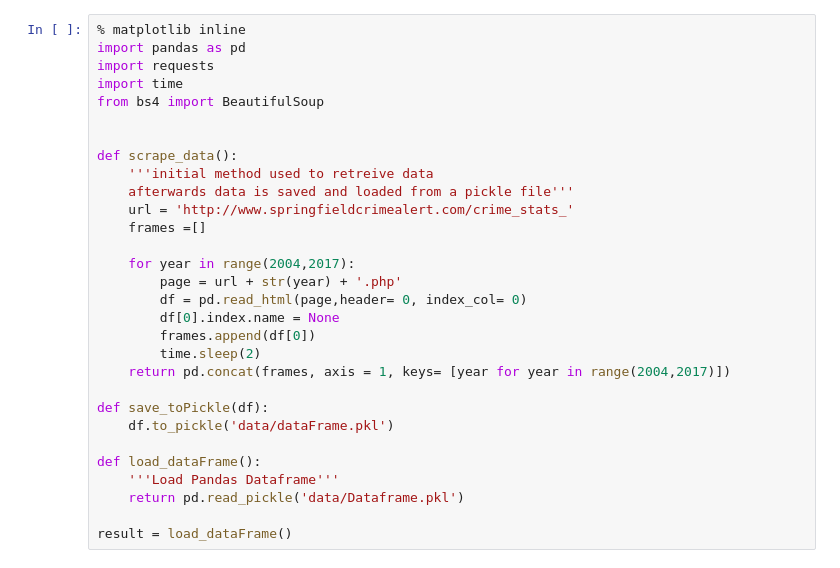
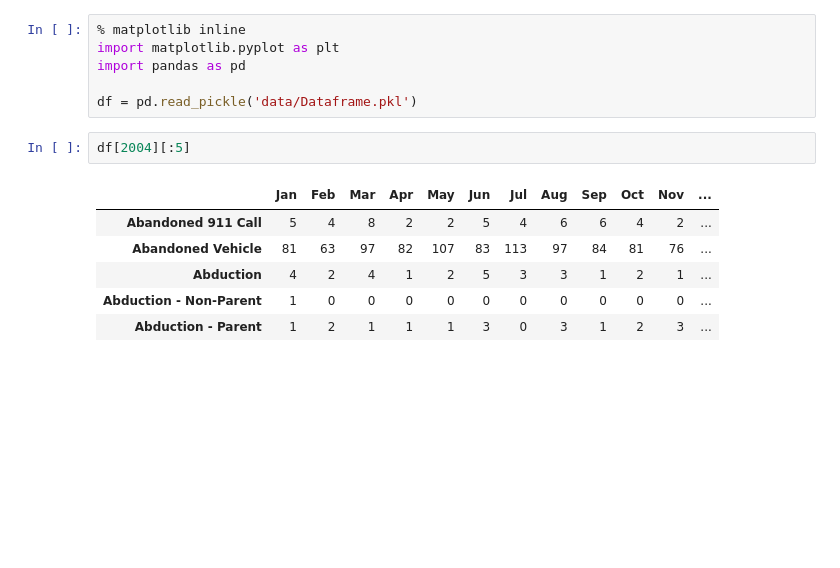
Before and after one commit to tscales/Springfield-Crime, a Jupyter notebook: Untitled.ipynb, the cells around one changed output. Drawn from its saved outputs; the diff is of its cells as text; blank space fills up the shorter version.

```diff
--- a/Untitled.ipynb
+++ b/Untitled.ipynb
@@ -1,31 +1,16 @@
-# %%
-% matplotlib inline
-import pandas as pd
-import requests
-import time
-from bs4 import BeautifulSoup
-
-
-def scrape_data():
-    '''initial method used to retreive data
-    afterwards data is saved and loaded from a pickle file'''
-    url = 'http://www.springfieldcrimealert.com/crime_stats_'
-    frames =[]
-
-    for year in range(2004,2017):
-        page = url + str(year) + '.php'
-        df = pd.read_html(page,header= 0, index_col= 0)
-        df[0].index.name = None
-        frames.append(df[0])
-        time.sleep(2)
-    return pd.concat(frames, axis = 1, keys= [year for year in range(2004,2017)])
-
-def save_toPickle(df):
-    df.to_pickle('data/dataFrame.pkl')
-
-def load_dataFrame():
-    '''Load Pandas Dataframe'''
-    return pd.read_pickle('data/Dataframe.pkl')
-
-result = load_dataFrame()
+# %%
+% matplotlib inline
+import matplotlib.pyplot as plt
+import pandas as pd
+
+df = pd.read_pickle('data/Dataframe.pkl')
+# %%
+df[2004][:5]
+# %% [output]
+|  | Jan | Feb | Mar | Apr | May | Jun | Jul | Aug | Sep | Oct | Nov | ... |
+| Abandoned 911 Call | 5 | 4 | 8 | 2 | 2 | 5 | 4 | 6 | 6 | 4 | 2 | ... |
+| Abandoned Vehicle | 81 | 63 | 97 | 82 | 107 | 83 | 113 | 97 | 84 | 81 | 76 | ... |
+| Abduction | 4 | 2 | 4 | 1 | 2 | 5 | 3 | 3 | 1 | 2 | 1 | ... |
+| Abduction - Non-Parent | 1 | 0 | 0 | 0 | 0 | 0 | 0 | 0 | 0 | 0 | 0 | ... |
+| Abduction - Parent | 1 | 2 | 1 | 1 | 1 | 3 | 0 | 3 | 1 | 2 | 3 | ... |
 # %%
```
Also changed, not shown: parts of 11 cells of this notebook, 4 other files.
